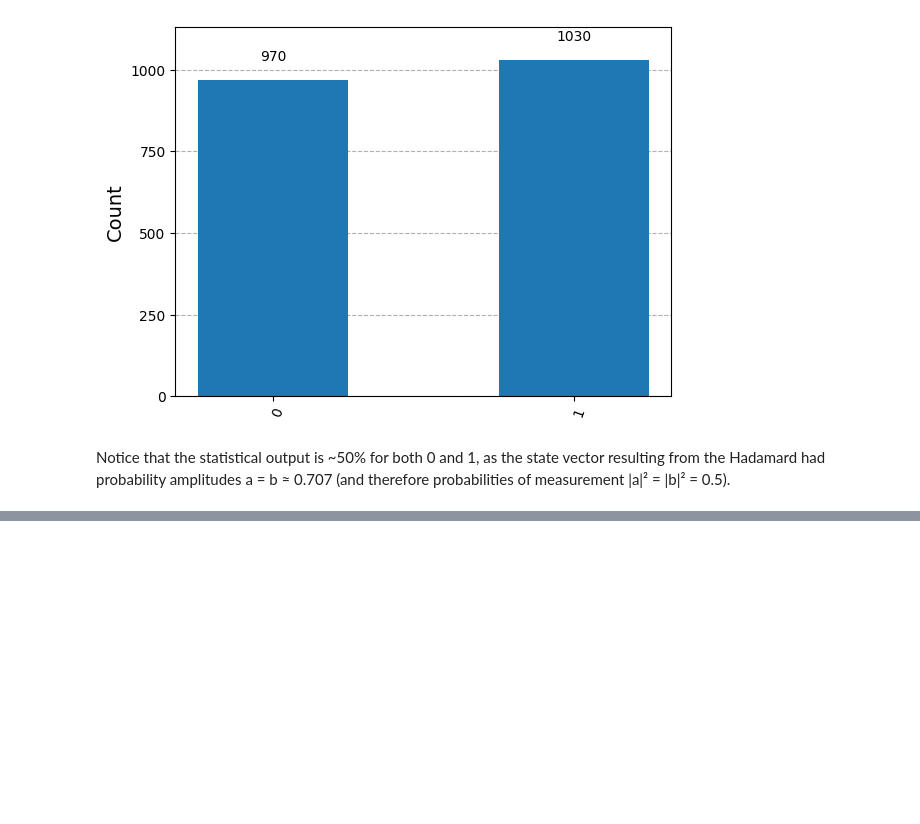
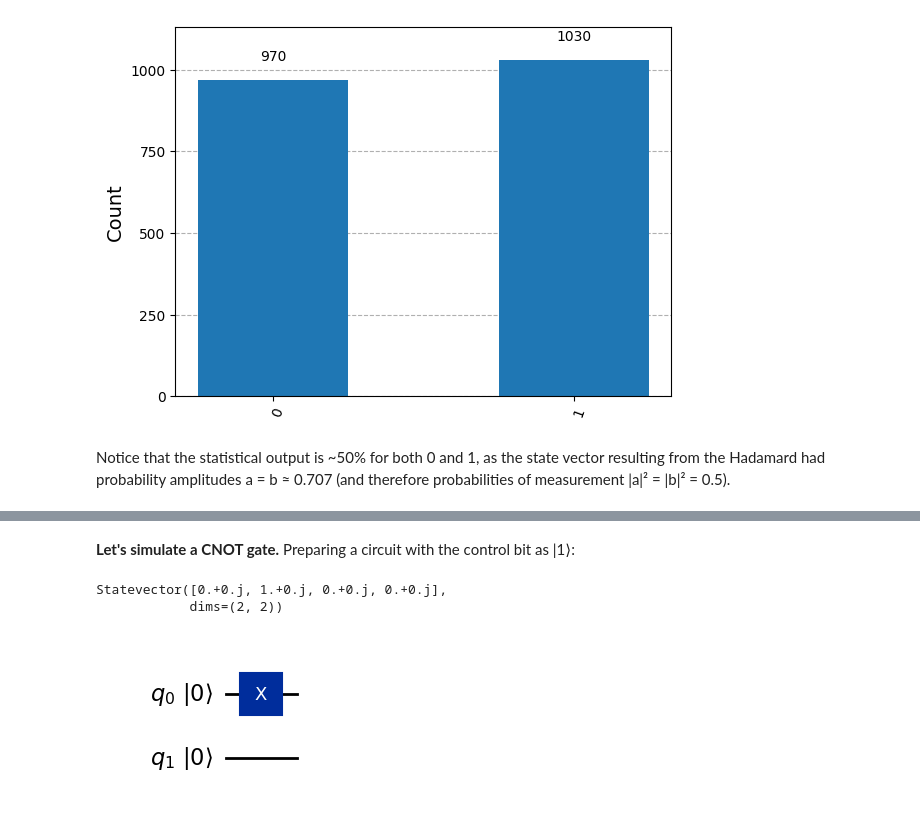
Before and after one commit to vthot4/Quantum_Computing_notes, a Jupyter notebook: notebooks/01_notebook.ipynb, the cells around one changed output, grey strips where cells are left out. Cells and saved outputs as stored; diff of their text form; code cells hidden in the pictures; blank space fills up the shorter version.

Commit message:
fix(Add-basic-circuit-lab-01): Add basic cicuit lab 01

```diff
--- a/notebooks/01_notebook.ipynb
+++ b/notebooks/01_notebook.ipynb
@@ -120,0 +203,15 @@ Notice that the statistical output is ~50% for both 0 and 1, as the state vector
+# %% [markdown]
+**Let's simulate a CNOT gate.**
+Preparing a circuit with the control bit as |1⟩:
+# %%
+qc = QuantumCircuit(2)   # Make a circuit with 2 qubits (no classical bits)
+qc.x(0)                  # Apply a gate to prepare the state of q0 into 1
+
+print(Statevector(qc))
+
+# initial_state=True shows the qubit values at the start
+qc.draw(output='mpl', initial_state=True)
+# %% [output]
+Statevector([0.+0.j, 1.+0.j, 0.+0.j, 0.+0.j],
+            dims=(2, 2))
+[figure, added]
```
Also changed, not shown: parts of 19 cells of this notebook, 1 other file.
